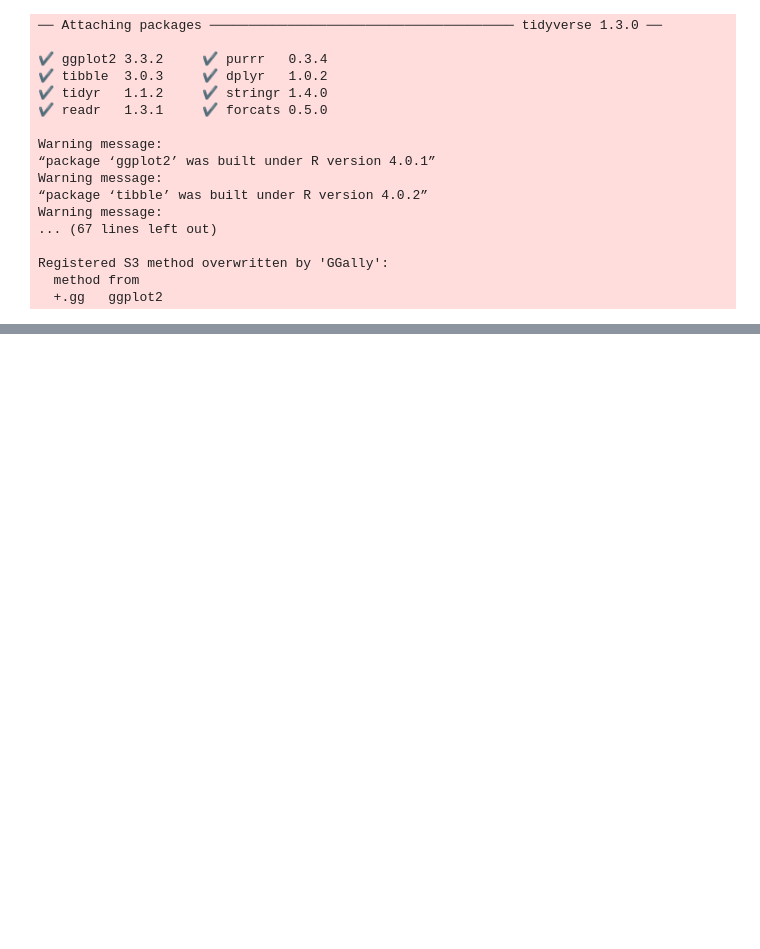
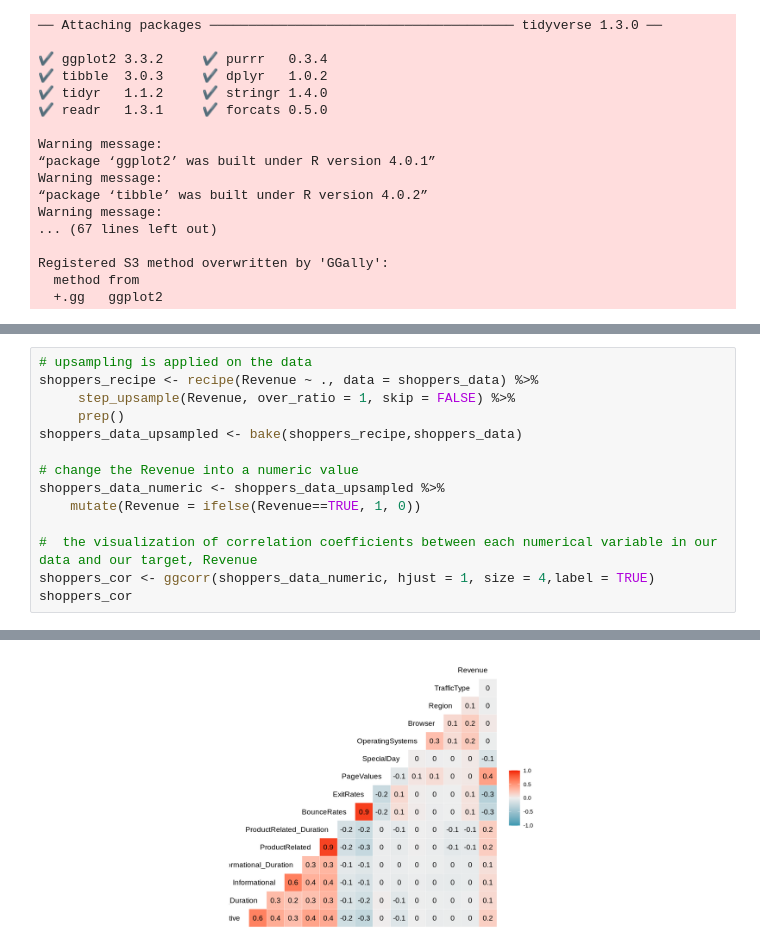
Before and after one commit to SerialGuitarist/group_project_report, a Jupyter notebook: report.ipynb, the cells around one changed output, grey strips where cells are left out. Saved outputs shown, nothing was run; the diff lists cells and outputs as text; blank space fills up the shorter version.

```diff
--- a/report.ipynb
+++ b/report.ipynb
@@ -61,0 +77,15 @@ shoppers_data <- shoppers_data_full %>%
+# %%
+# upsampling is applied on the data
+shoppers_recipe <- recipe(Revenue ~ ., data = shoppers_data) %>%
+     step_upsample(Revenue, over_ratio = 1, skip = FALSE) %>%
+     prep()
+shoppers_data_upsampled <- bake(shoppers_recipe,shoppers_data)
+
+# change the Revenue into a numeric value
+shoppers_data_numeric <- shoppers_data_upsampled %>%
+    mutate(Revenue = ifelse(Revenue==TRUE, 1, 0))
+
+#  the visualization of correlation coefficients between each numerical variable in our data and our target, Revenue
+shoppers_cor <- ggcorr(shoppers_data_numeric, hjust = 1, size = 4,label = TRUE)
+shoppers_cor
+# %% [output]
@@ -61,0 +94 @@ shoppers_data <- shoppers_data_full %>%
+[figure, added]
```
Also changed, not shown: parts of 34 cells of this notebook.
